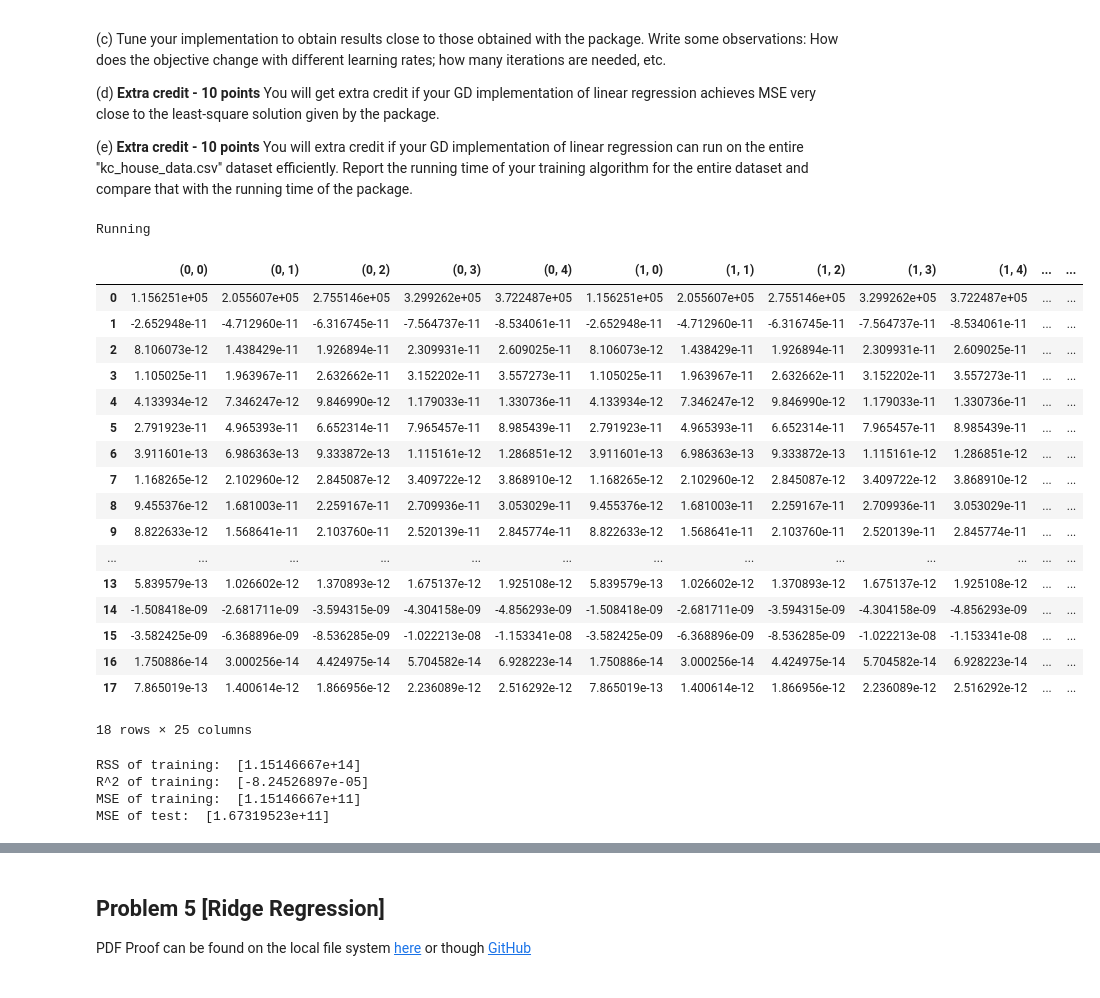
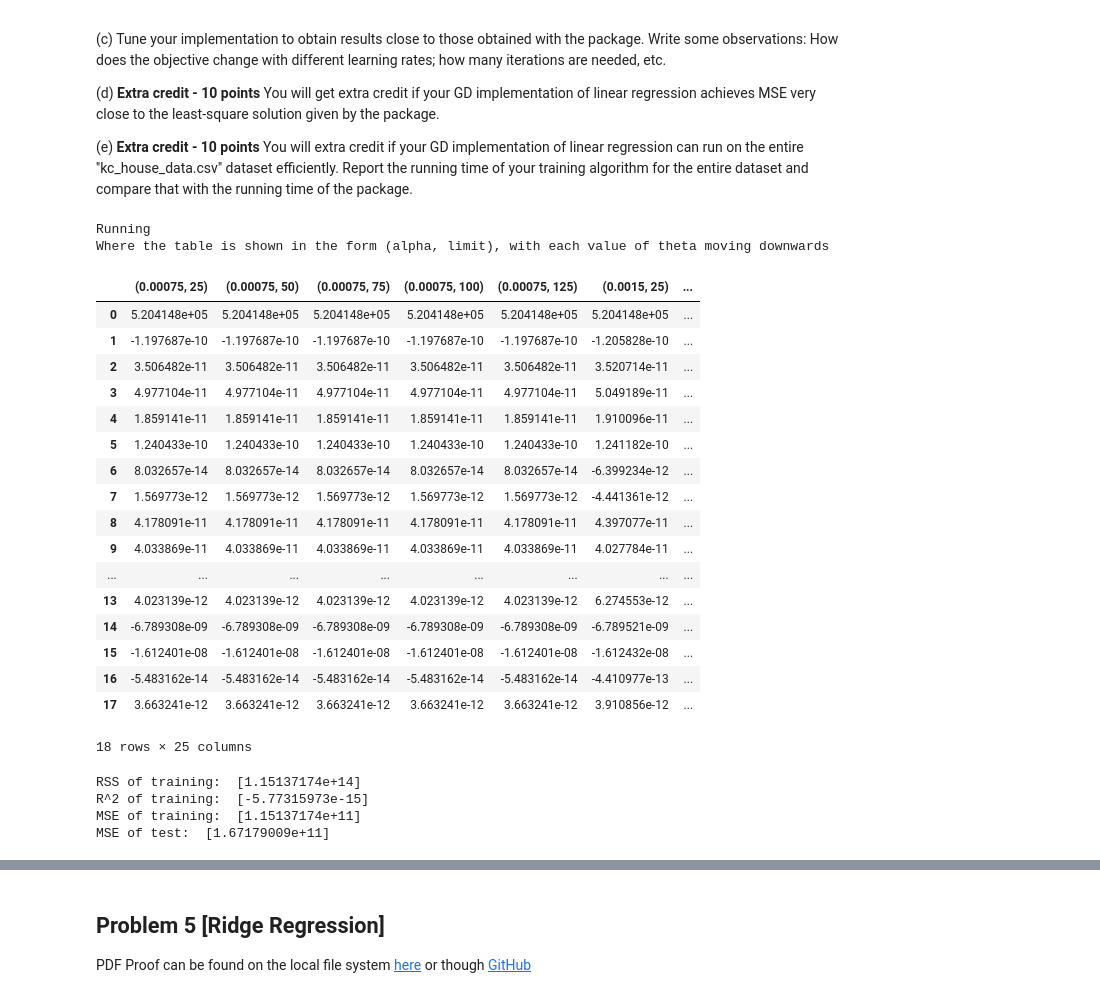
Before and after one commit to cdilga/DS4400, a Jupyter notebook: DS4400_HW1/Homework 1.ipynb, the cells around one changed output, grey strips where cells are left out. Drawn from its saved outputs; the diff is of its cells as text; code cells hidden in the pictures.

```diff
--- a/DS4400_HW1/Homework 1.ipynb
+++ b/DS4400_HW1/Homework 1.ipynb
@@ -571,58 +571,61 @@ class Grad_lin:
         return 1-(self.rss(X, y)/self.tss(X, y))
 
     def predict(self, x):
         """Takes a list of features for a single point, not including a leading 1"""
         return self._theta.T.dot(np.insert(np.array(x), 0, 1))
 
 
 print("Running")
 
 X = standardize(housing_training_features)
 y = housing_training_labels
 
 # Create a big table
 
 thetatable = pd.DataFrame()
-alpha = 0.00005
+msetable = pd.DataFrame()
+ialpha = 0.00005
 for i in range(5):
+    alpha = ialpha * 5*(i + 1)
     for j in range(5):
         lim = (j+1)*25
-        gradmod = Grad_lin(0.0001, alpha*2, lim)
+        gradmod = Grad_lin(0.0001, alpha, lim)
         gradmod.fit(X, y)
-        thetatable[i, j] = np.insert(gradmod.coef(), 0, gradmod.intercept())
-        msetable = gradmod.mse(X, y)
+        thetatable[alpha, lim] = np.insert(gradmod.coef(), 0, gradmod.intercept())
+        msetable.loc[alpha, lim] = gradmod.mse(X, y)
 
+print("Where the table is shown in the form (alpha, limit), with each value of theta moving downwards")
 display(thetatable)
-#lines = bigtable.plot.line()
 
-gradmod = Grad_lin(0.0001, 0.00005, 100)
+gradmod = Grad_lin(0.0001, 0.0005, 100)
 gradmod.fit(X, y)
 print("RSS of training: ", gradmod.rss(X, y))
 print("R^2 of training: ", gradmod.r2(X, y))
 print("MSE of training: ", gradmod.mse(X, y))
 
 print("MSE of test: ", gradmod.mse(standardize(housing_testing_features), housing_testing_labels))
 # %% [output]
 Running
+Where the table is shown in the form (alpha, limit), with each value of theta moving downwards
-|  | (0, 0) | (0, 1) | (0, 2) | (0, 3) | (0, 4) | (1, 0) | (1, 1) | (1, 2) | (1, 3) | (1, 4) | ... | ... |
-| 0 | 1.156251e+05 | 2.055607e+05 | 2.755146e+05 | 3.299262e+05 | 3.722487e+05 | 1.156251e+05 | 2.055607e+05 | 2.755146e+05 | 3.299262e+05 | 3.722487e+05 | ... | ... |
-| 1 | -2.652948e-11 | -4.712960e-11 | -6.316745e-11 | -7.564737e-11 | -8.534061e-11 | -2.652948e-11 | -4.712960e-11 | -6.316745e-11 | -7.564737e-11 | -8.534061e-11 | ... | ... |
-| 2 | 8.106073e-12 | 1.438429e-11 | 1.926894e-11 | 2.309931e-11 | 2.609025e-11 | 8.106073e-12 | 1.438429e-11 | 1.926894e-11 | 2.309931e-11 | 2.609025e-11 | ... | ... |
-| 3 | 1.105025e-11 | 1.963967e-11 | 2.632662e-11 | 3.152202e-11 | 3.557273e-11 | 1.105025e-11 | 1.963967e-11 | 2.632662e-11 | 3.152202e-11 | 3.557273e-11 | ... | ... |
-| 4 | 4.133934e-12 | 7.346247e-12 | 9.846990e-12 | 1.179033e-11 | 1.330736e-11 | 4.133934e-12 | 7.346247e-12 | 9.846990e-12 | 1.179033e-11 | 1.330736e-11 | ... | ... |
-| 5 | 2.791923e-11 | 4.965393e-11 | 6.652314e-11 | 7.965457e-11 | 8.985439e-11 | 2.791923e-11 | 4.965393e-11 | 6.652314e-11 | 7.965457e-11 | 8.985439e-11 | ... | ... |
-| 6 | 3.911601e-13 | 6.986363e-13 | 9.333872e-13 | 1.115161e-12 | 1.286851e-12 | 3.911601e-13 | 6.986363e-13 | 9.333872e-13 | 1.115161e-12 | 1.286851e-12 | ... | ... |
-| 7 | 1.168265e-12 | 2.102960e-12 | 2.845087e-12 | 3.409722e-12 | 3.868910e-12 | 1.168265e-12 | 2.102960e-12 | 2.845087e-12 | 3.409722e-12 | 3.868910e-12 | ... | ... |
-| 8 | 9.455376e-12 | 1.681003e-11 | 2.259167e-11 | 2.709936e-11 | 3.053029e-11 | 9.455376e-12 | 1.681003e-11 | 2.259167e-11 | 2.709936e-11 | 3.053029e-11 | ... | ... |
-| 9 | 8.822633e-12 | 1.568641e-11 | 2.103760e-11 | 2.520139e-11 | 2.845774e-11 | 8.822633e-12 | 1.568641e-11 | 2.103760e-11 | 2.520139e-11 | 2.845774e-11 | ... | ... |
-| ... | ... | ... | ... | ... | ... | ... | ... | ... | ... | ... | ... | ... |
-| 13 | 5.839579e-13 | 1.026602e-12 | 1.370893e-12 | 1.675137e-12 | 1.925108e-12 | 5.839579e-13 | 1.026602e-12 | 1.370893e-12 | 1.675137e-12 | 1.925108e-12 | ... | ... |
-| 14 | -1.508418e-09 | -2.681711e-09 | -3.594315e-09 | -4.304158e-09 | -4.856293e-09 | -1.508418e-09 | -2.681711e-09 | -3.594315e-09 | -4.304158e-09 | -4.856293e-09 | ... | ... |
-| 15 | -3.582425e-09 | -6.368896e-09 | -8.536285e-09 | -1.022213e-08 | -1.153341e-08 | -3.582425e-09 | -6.368896e-09 | -8.536285e-09 | -1.022213e-08 | -1.153341e-08 | ... | ... |
-| 16 | 1.750886e-14 | 3.000256e-14 | 4.424975e-14 | 5.704582e-14 | 6.928223e-14 | 1.750886e-14 | 3.000256e-14 | 4.424975e-14 | 5.704582e-14 | 6.928223e-14 | ... | ... |
-| 17 | 7.865019e-13 | 1.400614e-12 | 1.866956e-12 | 2.236089e-12 | 2.516292e-12 | 7.865019e-13 | 1.400614e-12 | 1.866956e-12 | 2.236089e-12 | 2.516292e-12 | ... | ... |
+|  | (0.00075, 25) | (0.00075, 50) | (0.00075, 75) | (0.00075, 100) | (0.00075, 125) | (0.0015, 25) | ... |
+| 0 | 5.204148e+05 | 5.204148e+05 | 5.204148e+05 | 5.204148e+05 | 5.204148e+05 | 5.204148e+05 | ... |
+| 1 | -1.197687e-10 | -1.197687e-10 | -1.197687e-10 | -1.197687e-10 | -1.197687e-10 | -1.205828e-10 | ... |
+| 2 | 3.506482e-11 | 3.506482e-11 | 3.506482e-11 | 3.506482e-11 | 3.506482e-11 | 3.520714e-11 | ... |
+| 3 | 4.977104e-11 | 4.977104e-11 | 4.977104e-11 | 4.977104e-11 | 4.977104e-11 | 5.049189e-11 | ... |
+| 4 | 1.859141e-11 | 1.859141e-11 | 1.859141e-11 | 1.859141e-11 | 1.859141e-11 | 1.910096e-11 | ... |
+| 5 | 1.240433e-10 | 1.240433e-10 | 1.240433e-10 | 1.240433e-10 | 1.240433e-10 | 1.241182e-10 | ... |
+| 6 | 8.032657e-14 | 8.032657e-14 | 8.032657e-14 | 8.032657e-14 | 8.032657e-14 | -6.399234e-12 | ... |
+| 7 | 1.569773e-12 | 1.569773e-12 | 1.569773e-12 | 1.569773e-12 | 1.569773e-12 | -4.441361e-12 | ... |
+| 8 | 4.178091e-11 | 4.178091e-11 | 4.178091e-11 | 4.178091e-11 | 4.178091e-11 | 4.397077e-11 | ... |
+| 9 | 4.033869e-11 | 4.033869e-11 | 4.033869e-11 | 4.033869e-11 | 4.033869e-11 | 4.027784e-11 | ... |
+| ... | ... | ... | ... | ... | ... | ... | ... |
+| 13 | 4.023139e-12 | 4.023139e-12 | 4.023139e-12 | 4.023139e-12 | 4.023139e-12 | 6.274553e-12 | ... |
+| 14 | -6.789308e-09 | -6.789308e-09 | -6.789308e-09 | -6.789308e-09 | -6.789308e-09 | -6.789521e-09 | ... |
+| 15 | -1.612401e-08 | -1.612401e-08 | -1.612401e-08 | -1.612401e-08 | -1.612401e-08 | -1.612432e-08 | ... |
+| 16 | -5.483162e-14 | -5.483162e-14 | -5.483162e-14 | -5.483162e-14 | -5.483162e-14 | -4.410977e-13 | ... |
+| 17 | 3.663241e-12 | 3.663241e-12 | 3.663241e-12 | 3.663241e-12 | 3.663241e-12 | 3.910856e-12 | ... |
 18 rows × 25 columns
-RSS of training:  [1.15146667e+14]
-R^2 of training:  [-8.24526897e-05]
-MSE of training:  [1.15146667e+11]
-MSE of test:  [1.67319523e+11]
+RSS of training:  [1.15137174e+14]
+R^2 of training:  [-5.77315973e-15]
+MSE of training:  [1.15137174e+11]
+MSE of test:  [1.67179009e+11]
```
Also changed, not shown: parts of 7 cells of this notebook.
